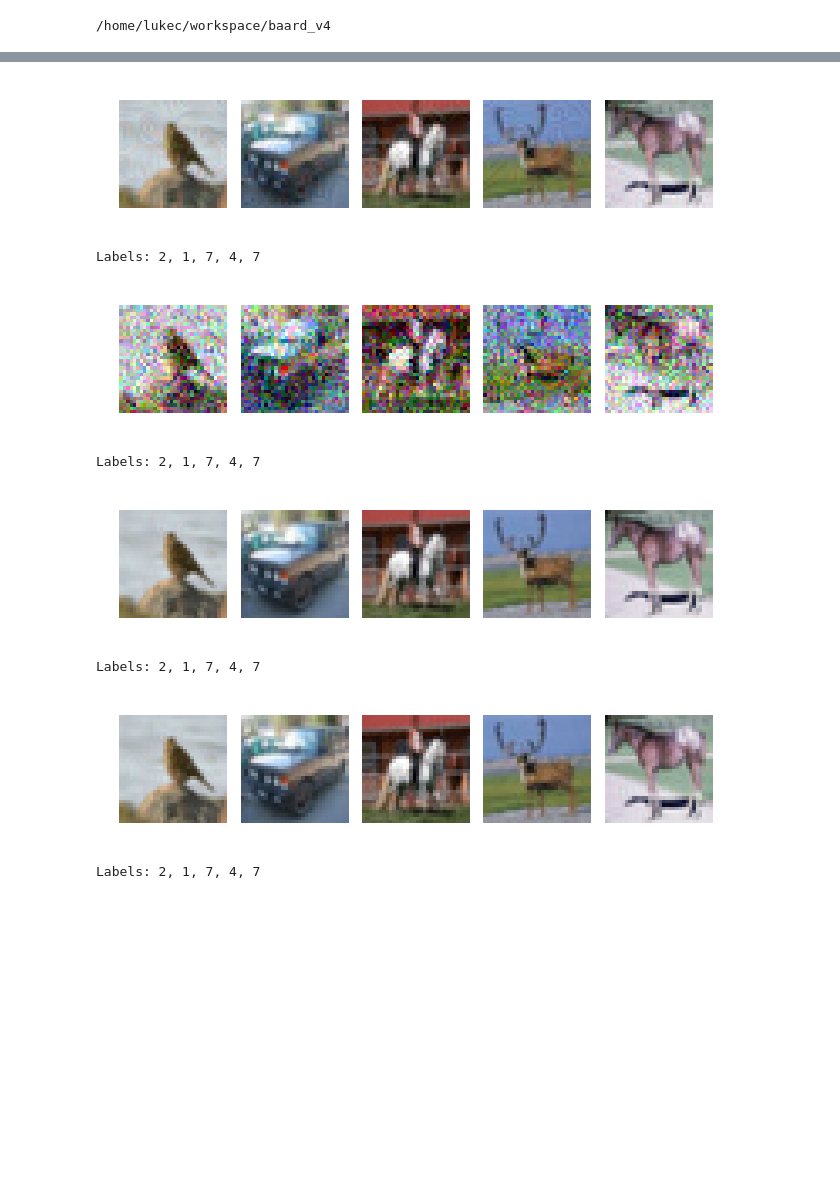
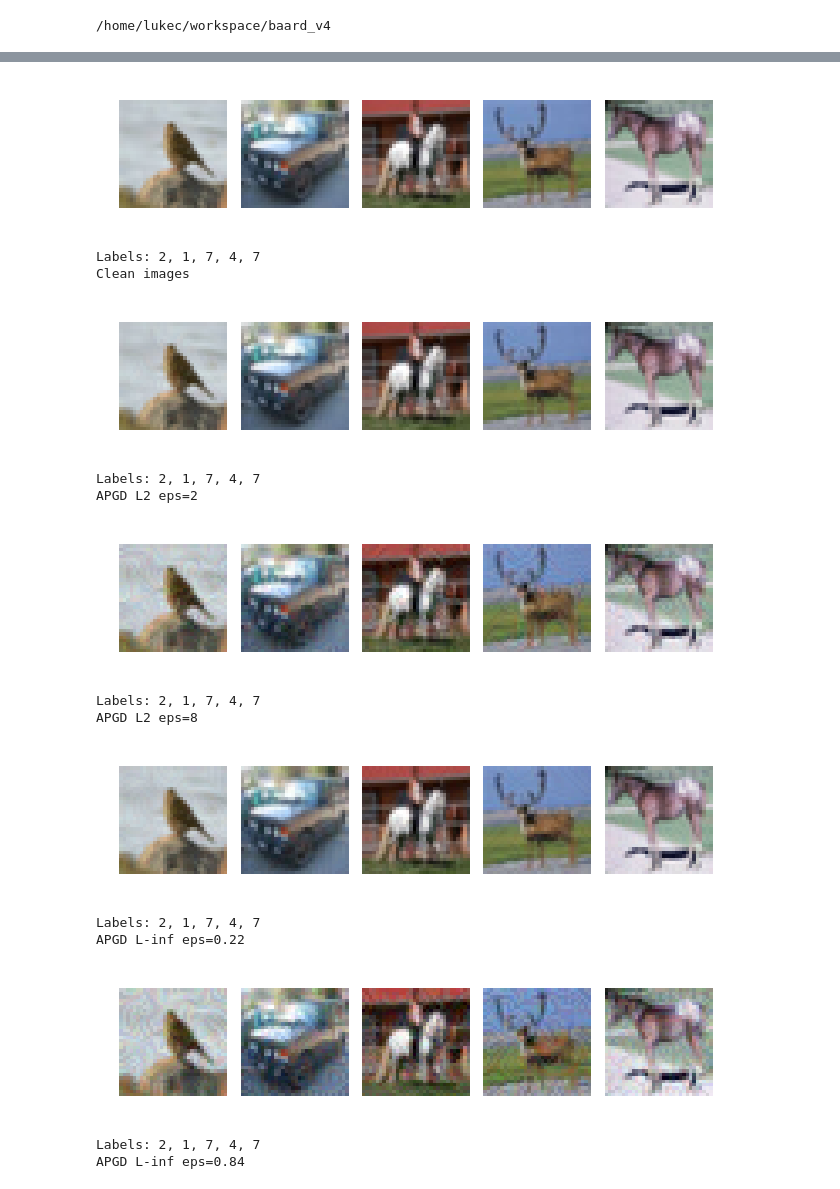
Before and after one commit to changx03/baard, a Jupyter notebook: examples/display_images.ipynb, the cells around one changed output, grey strips where cells are left out. Drawn from its saved outputs; the diff is of its cells as text; code cells hidden in the pictures; blank space fills up the shorter version.

```diff
--- a/examples/display_images.ipynb
+++ b/examples/display_images.ipynb
@@ -51,21 +66,36 @@ Labels: 9, 7, 5, 5, 5
 # %%
-path_img = os.path.join(PATH_ROOT, 'results', 'exp1234', 'CIFAR10', 'APGD.L2.n_100.e_1.pt')
+path_img = os.path.join(PATH_ROOT, 'results', 'exp1234', 'CIFAR10', 'AdvClean.n_100.pt')
 show_top5_imgs(path_img, cmap=None)
+print('Clean images')
 
-path_img = os.path.join(PATH_ROOT, 'results', 'exp1234', 'CIFAR10', 'APGD.L2.n_100.e_8.pt')
+path_img = os.path.join(PATH_ROOT, 'results', 'exp1234', 'CIFAR10', 'APGD.L2.n_100.e_0.3.pt')
 show_top5_imgs(path_img, cmap=None)
+print('APGD L2 eps=2')
 
-path_img = os.path.join(PATH_ROOT, 'results', 'exp1234', 'CIFAR10', 'CW2.L2.n_100.e_0.pt')
+path_img = os.path.join(PATH_ROOT, 'results', 'exp1234', 'CIFAR10', 'APGD.L2.n_100.e_1.4.pt')
 show_top5_imgs(path_img, cmap=None)
+print('APGD L2 eps=8')
 
-path_img = os.path.join(PATH_ROOT, 'results', 'exp1234', 'CIFAR10', 'CW2.L2.n_100.e_10.pt')
+path_img = os.path.join(PATH_ROOT, 'results', 'exp1234', 'CIFAR10', 'APGD.Linf.n_100.e_0.01.pt')
 show_top5_imgs(path_img, cmap=None)
+print('APGD L-inf eps=0.22')
+
+path_img = os.path.join(PATH_ROOT, 'results', 'exp1234', 'CIFAR10', 'APGD.Linf.n_100.e_0.05.pt')
+show_top5_imgs(path_img, cmap=None)
+print('APGD L-inf eps=0.84')
 # %% [output]
 [figure]
 Labels: 2, 1, 7, 4, 7
+Clean images
-[figure, old version]
+[figure, new version]
 Labels: 2, 1, 7, 4, 7
+APGD L2 eps=2
 [figure]
 Labels: 2, 1, 7, 4, 7
+APGD L2 eps=8
 [figure]
 Labels: 2, 1, 7, 4, 7
+APGD L-inf eps=0.22
+[figure, added]
+Labels: 2, 1, 7, 4, 7
+APGD L-inf eps=0.84
```
Also changed, not shown: parts of 1 cell of this notebook.
